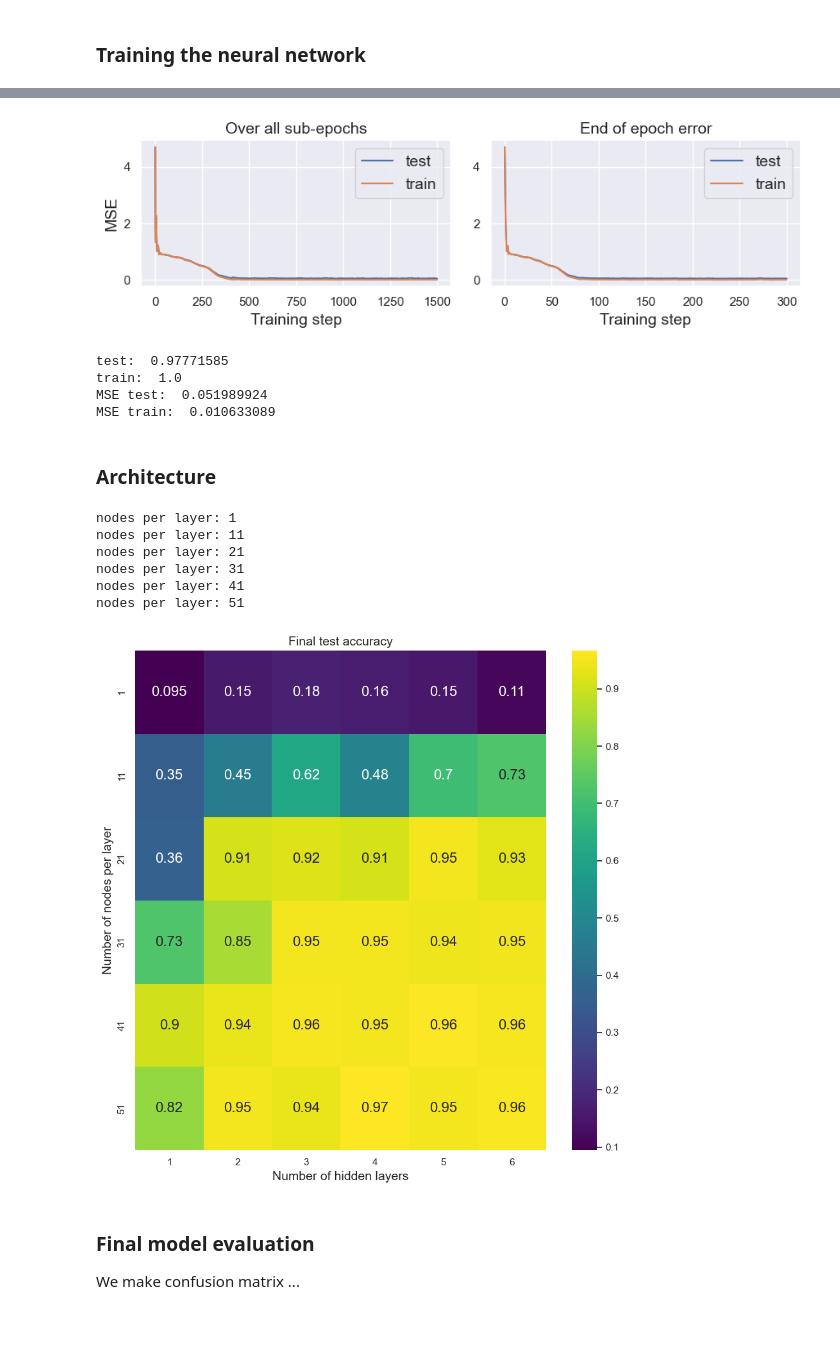
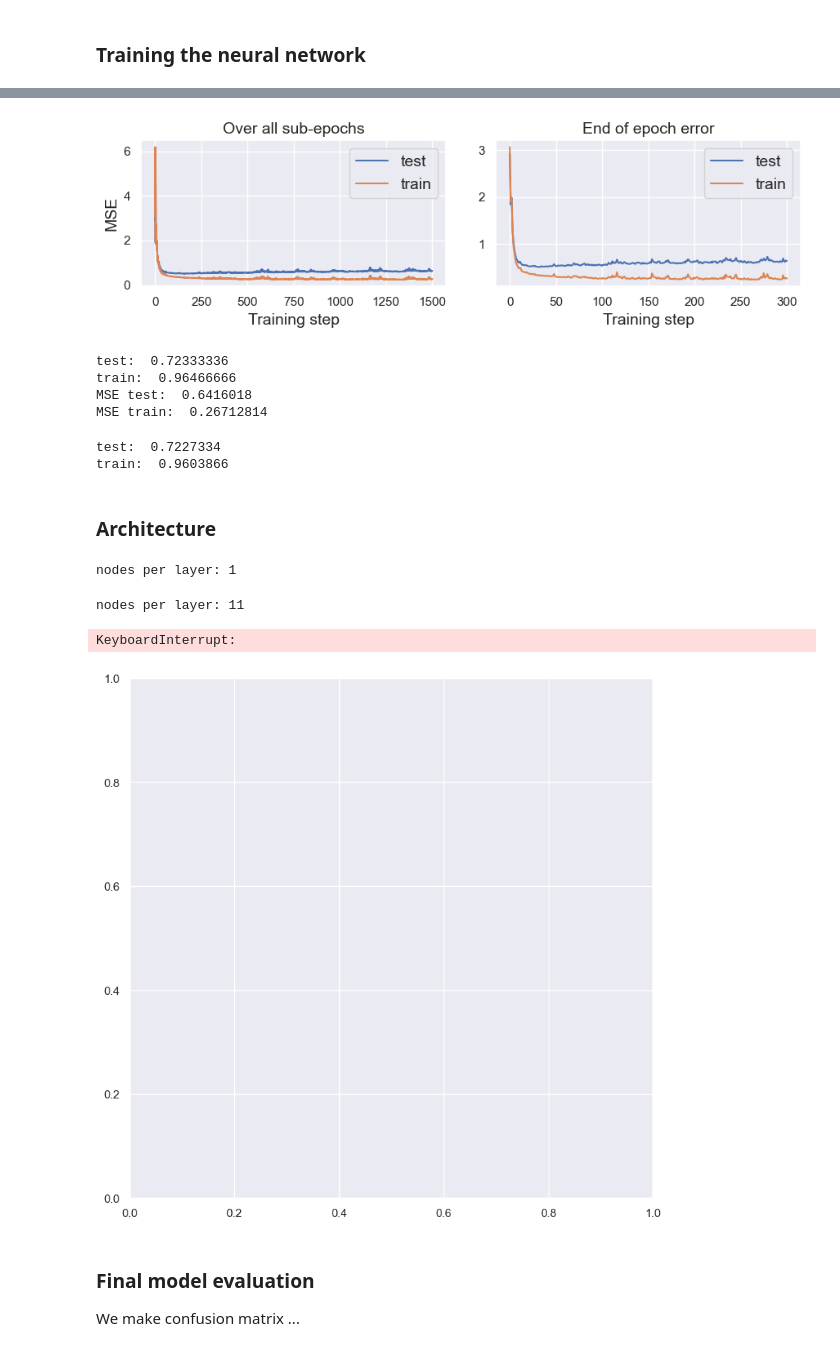
Before and after one commit to jonatanwins/Project3_FYS_STK4155, a Jupyter notebook: Runs/b_neural.ipynb, the cells around one changed output, grey strips where cells are left out. Saved outputs shown, nothing was run; the diff lists cells and outputs as text; code cells hidden in the pictures; blank space fills up the shorter version.

```diff
--- a/Runs/b_neural.ipynb
+++ b/Runs/b_neural.ipynb
@@ -87,6 +90,19 @@ y = np.eye(10)[y]
 
 # Split in test and train
 X_train, y_train, X_test, y_test, test_index = train_test_split(X, y, 0.2, test_index=None)
+
+
+
+
+# # download MNIST dataset
+X_train, y_train, X_test, y_test = load_MNIST_28(flatten_images=True)
+
+X_train, y_train, X_test, y_test = X_train[:1500], y_train[:1500], X_test[:300], y_test[:300]
+
+
+
+
+
 
 # Make prediction function:
 def predict(model, beta, X):
@@ -121,8 +137,8 @@ def accuracy_method(model):
 
     return accuracy_func
 # %%
-def single_run(X, z, lr, lam, hidden_layer_num, node_per_hidden, hidden_activation,
-               epochs=300, test_index=None, plot_or_not=False):
+def single_run(X_train, X_test, y_train, y_test, lr, lam, hidden_layer_num, node_per_hidden, hidden_activation,
+               epochs=300, plot_or_not=False):
 
     """
     Performs a training with the given parameter
@@ -131,12 +147,12 @@ def single_run(X, z, lr, lam, hidden_layer_num, node_per_hidden, hidden_activati
     """
 
     # Initialise beta and create the model
-    layer_list = [X.shape[1]] + [node_per_hidden]*hidden_layer_num + [y.shape[1]]
+    layer_list = [X_train.shape[1]] + [node_per_hidden]*hidden_layer_num + [y_train.shape[1]]
     beta0 = _beta_init(layer_list)
     model = jit(get_neural_network_model(hidden_layer_num ,activation=hidden_activation))
 
     # Create gradient from loss function. Ridge loss lets us use MSE by lam=0
-    loss_func = jit(ridge_loss_method(model=model, lam=lam))
+    loss_func = jit(MSELoss_method(model=model, lam=lam))
     loss_grad = jit(grad(loss_func))
 
     # MSE loss function for evaluation
@@ -144,42 +160,57 @@ def single_run(X, z, lr, lam, hidden_layer_num, node_per_hidden, hidden_activati
     # test_func2 = jit(accuracy_method(model))
     test_funcs = [test_func]#, test_func2]
 
-    # Split the dataset.
-    X_train, y_train, X_test, y_test, test_index = train_test_split(X, z, 0.2, test_index=test_index)
 
     # Perform training. We use adam, add the test index
     result = SGD_adam(X_train, y_train, X_test, y_test, grad_method=loss_grad,beta0=beta0, n_epochs=epochs,
                       test_loss_func= test_funcs, lr=lr)
     result.update({"test_index":test_index, "model":model, "X_test":X_test, "y_test":y_test})
 
     if plot_or_not:
         plot_test_results(result["test_loss_list"][0], result["train_loss_list"][0], 5, ylabel="MSE")
         # plot_test_results(result["test_loss_list"][1], result["train_loss_list"][1], 5, ylabel="Accuracy")
 
     # Add accuracy scores
     result["test_accuracy"] = accuracy_method(model)(result["beta_final"], X_test, y_test)
     result["train_accuracy"] = accuracy_method(model)(result["beta_final"], X_train, y_train)
 
     # Also store the model for later use
     result["model"] = model
 
     return result
 
 epochs = 300
-result = single_run(X, y, lr=0.01, lam=0.0001, hidden_layer_num=5, node_per_hidden=40,
-           hidden_activation=nn.sigmoid, epochs=epochs, test_index=test_index, plot_or_not=True)
+result = single_run(X_train, X_test, y_train, y_test, lr=0.01, lam=0.0001, hidden_layer_num=0, node_per_hidden=40,
+           hidden_activation=nn.sigmoid, epochs=epochs, plot_or_not=True)
 
 print("test: ", result["test_accuracy"])
 print("train: ", result["train_accuracy"])
 
 print("MSE test: ", result["test_loss_list"][0][-1])
 print("MSE train: ", result["train_loss_list"][0][-1])
+
+test_total = 0.0
+train_total = 0.0
+
+for i in range(50):
+    result = single_run(X_train, X_test, y_train, y_test, lr=0.01, lam=0.0001, hidden_layer_num=0, node_per_hidden=40,
+           hidden_activation=nn.sigmoid, epochs=epochs, plot_or_not=False)
+    test_total += result["test_accuracy"]
+    train_total += result["train_accuracy"]
+
+test_total /= 50
+train_total /= 50
+
+print("test: ", test_total)
+print("train: ", train_total)
 # %% [output]
-[figure, old version]
+[figure, new version]
-test:  0.97771585
-train:  1.0
-MSE test:  0.051989924
-MSE train:  0.010633089
+test:  0.72333336
+train:  0.96466666
+MSE test:  0.6416018
+MSE train:  0.26712814
+test:  0.7227334
+train:  0.9603866
 # %% [markdown]
 ### Architecture
 # %%
@@ -252,12 +283,9 @@ def hidden_node_hidden_layer_grid(savefig=False, nreps=5):
 _ = hidden_node_hidden_layer_grid(savefig=True, nreps=1)
 # %% [output]
 nodes per layer: 1
-nodes per layer: 11
-nodes per layer: 21
-nodes per layer: 31
-nodes per layer: 41
-nodes per layer: 51
+nodes per layer: 11
+KeyboardInterrupt:
-[figure, old version]
+[figure, new version]
 # %% [markdown]
 ### Final model evaluation
 
```
Also changed, not shown: parts of 1 cell of this notebook, 2 other files.
